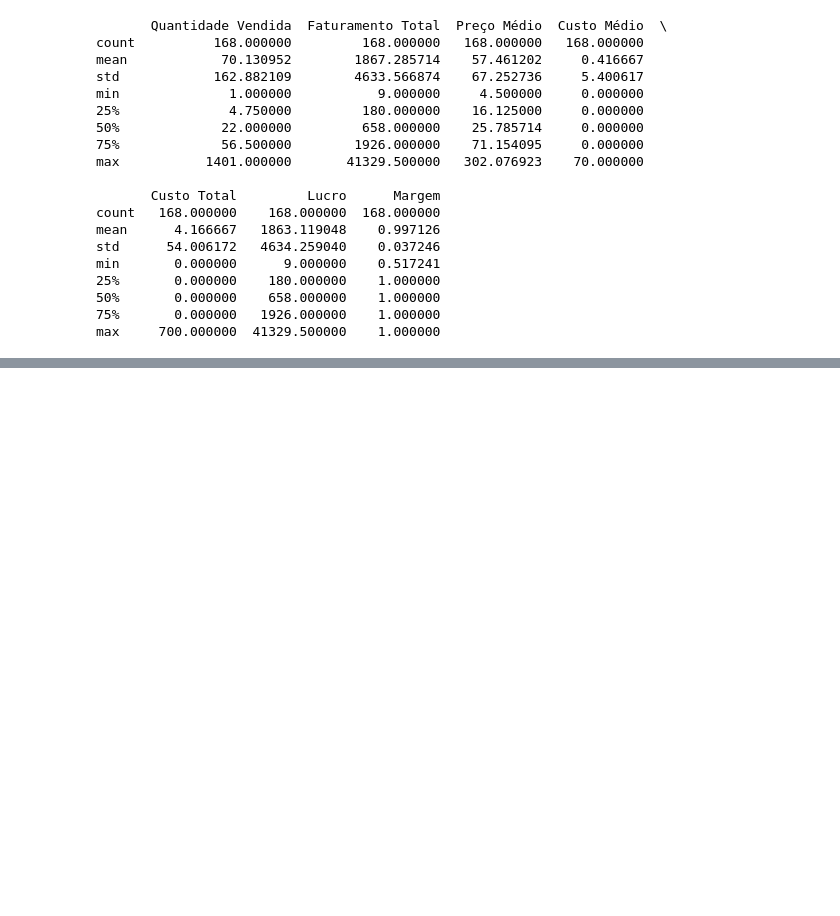
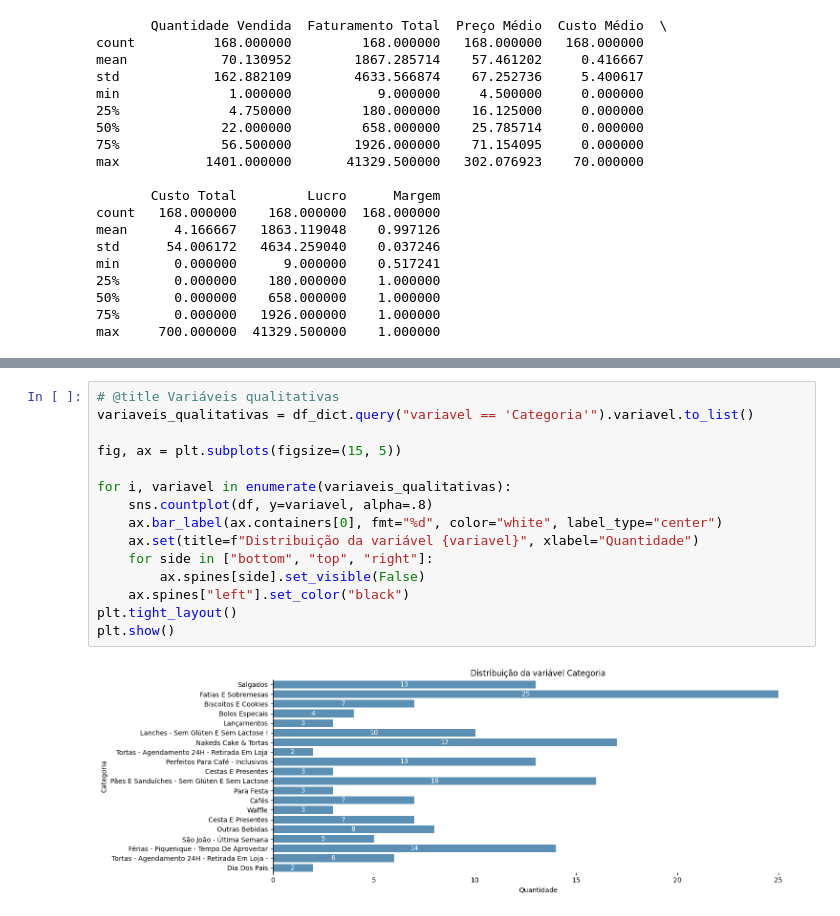
Before and after one commit to jjhonxpx/confeitaria_projeto01, a Jupyter notebook: EDA_Confeitaria.ipynb, the cells around one changed output, grey strips where cells are left out. Cells and saved outputs as stored; diff of their text form; blank space fills up the shorter version.

```diff
--- a/EDA_Confeitaria.ipynb
+++ b/EDA_Confeitaria.ipynb
@@ -122,0 +193,17 @@ max     700.000000  41329.500000    1.000000
+# %%
+# @title Variáveis qualitativas
+variaveis_qualitativas = df_dict.query("variavel == 'Categoria'").variavel.to_list()
+
+fig, ax = plt.subplots(figsize=(15, 5))
+
+for i, variavel in enumerate(variaveis_qualitativas):
+    sns.countplot(df, y=variavel, alpha=.8)
+    ax.bar_label(ax.containers[0], fmt="%d", color="white", label_type="center")
+    ax.set(title=f"Distribuição da variável {variavel}", xlabel="Quantidade")
+    for side in ["bottom", "top", "right"]:
+        ax.spines[side].set_visible(False)
+    ax.spines["left"].set_color("black")
+plt.tight_layout()
+plt.show()
+# %% [output]
+[figure, added]
```
Also changed, not shown: parts of 5 cells of this notebook.
